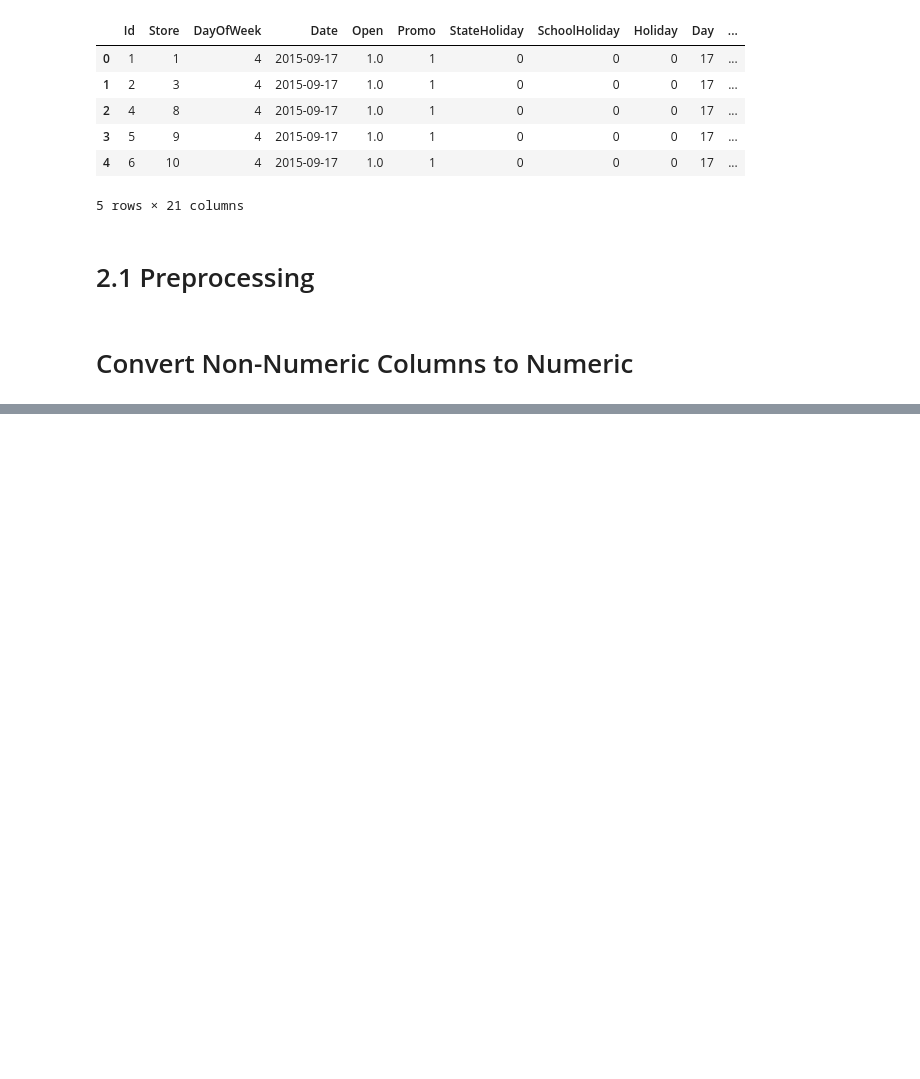
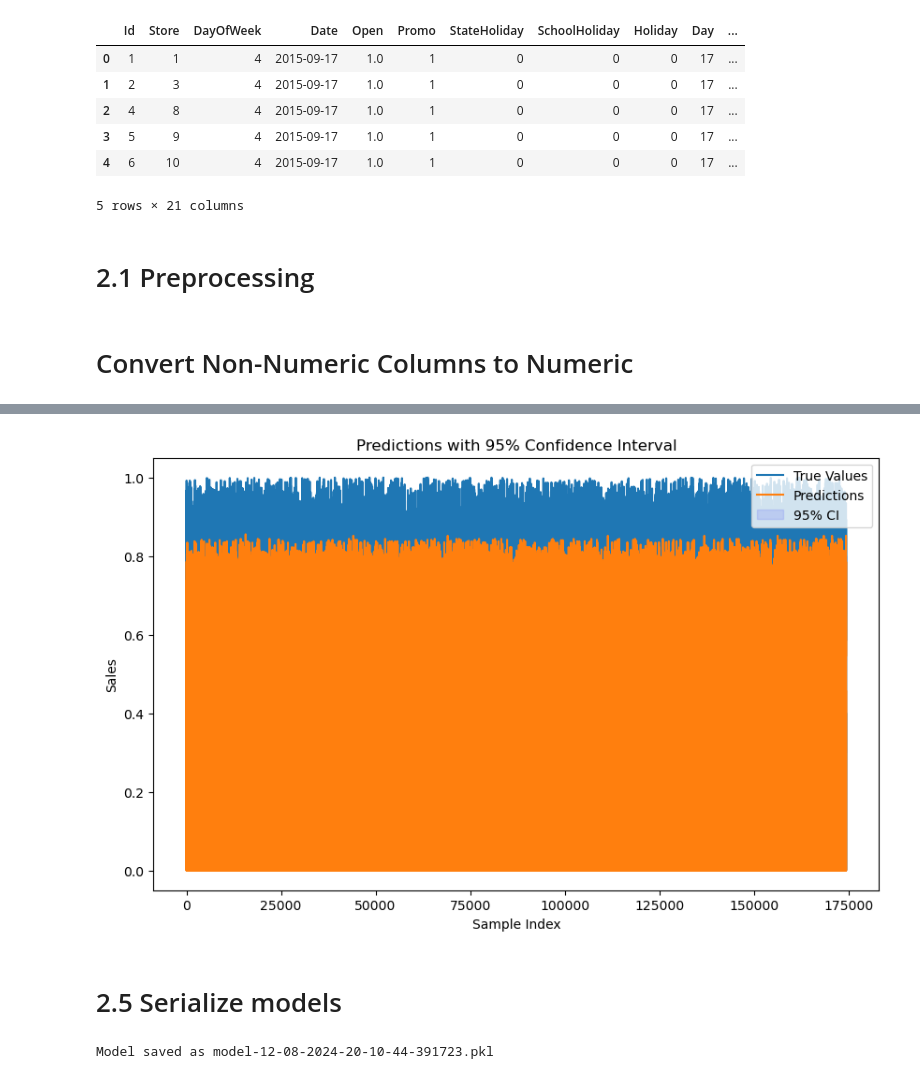
Before and after one commit to MohdJubairKhan/Pharmaceutical-Sales-prediction-across-multiple-stores, a Jupyter notebook: notebook/Task 2 - Prediction_of_store_sales.ipynb, the cells around one changed output, grey strips where cells are left out. Cells and saved outputs as stored; diff of their text form; code cells hidden in the pictures; blank space fills up the shorter version.

```diff
--- a/notebook/Task 2 - Prediction_of_store_sales.ipynb
+++ b/notebook/Task 2 - Prediction_of_store_sales.ipynb
@@ -116,0 +297,3 @@ test_store_data.sample(5)
+# %%
+# Train the model
+model_RFG.fit(X_train, y_train)
@@ -116,0 +302,3 @@ test_store_data.sample(5)
+# %%
+# Make predictions
+y_pred = model_RFG.predict(X_test)
@@ -116,0 +416,38 @@ test_store_data.sample(5)
+# %%
+def bootstrap_prediction_intervals(model,X, n_bootstrap=100, alpha=0.05):
+
+    boot_preds = []
+    n_samples = X.shape[0]
+
+    for _ in range(n_bootstrap):
+        # Sample with replacement
+        indices = np.random.choice(n_samples, n_samples, replace=True)
+        X_sample = X.iloc[indices]
+
+        # Predict using the bootstrap sample
+        y_pred_sample = model.predict(X_sample)
+        boot_preds.append(y_pred_sample)
+
+    boot_preds = np.array(boot_preds)
+
+    lower_bound = np.percentile(boot_preds, 100 * alpha / 2, axis=0)
+    upper_bound = np.percentile(boot_preds, 100 * (1 - alpha / 2), axis=0)
+
+    return lower_bound, upper_bound
+# %%
+# Calculate confidence intervals for the test set predictions
+lower_bound, upper_bound = bootstrap_prediction_intervals(model_RFG, X_test)
+# %%
+plt.figure(figsize=(10, 6))
+plt.plot(y_test, label='True Values')  # Remove .values
+plt.plot(y_pred, label='Predictions')
+plt.fill_between(range(len(y_pred)), lower_bound, upper_bound, color='b', alpha=0.1, label='95% CI')
+plt.legend()
+plt.xlabel('Sample Index')
+plt.ylabel('Sales')
+plt.title('Predictions with 95% Confidence Interval')
+plt.show()
+# %% [output]
+[figure, added]
+# %% [markdown]
+# 2.5 Serialize models
@@ -116,0 +467,4 @@ test_store_data.sample(5)
+# %%
+print(f'Model saved as {filename}')
+# %% [output]
+Model saved as model-12-08-2024-20-10-44-391723.pkl
```
Also changed, not shown: parts of 64 cells of this notebook, 1 other file.
